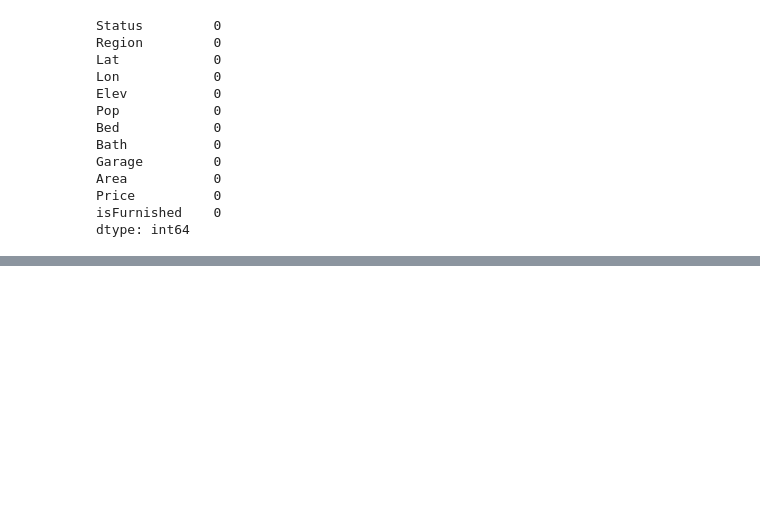
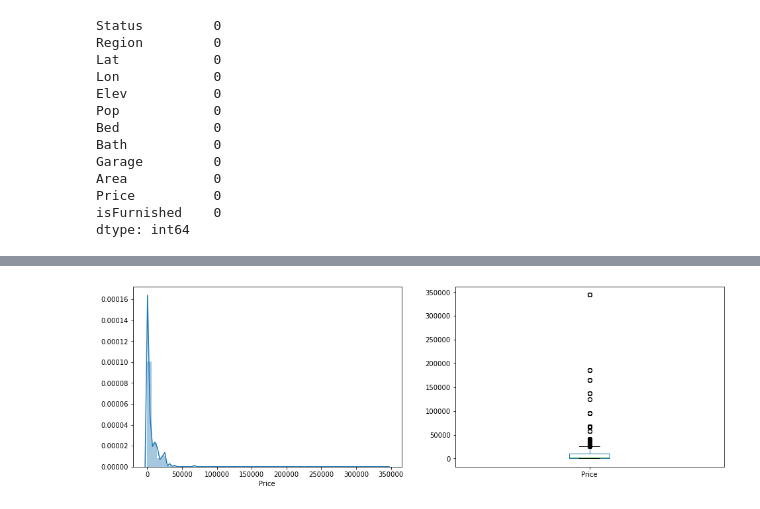
Before and after one commit to kangah-codes/rent-predict, a Jupyter notebook: model.ipynb, the cells around one changed output, grey strips where cells are left out. Drawn from its saved outputs; the diff is of its cells as text; code cells hidden in the pictures; blank space fills up the shorter version.

```diff
--- a/model.ipynb
+++ b/model.ipynb
@@ -87,0 +98,2 @@ rental.head(1)
+# %%
+rental = rental[["Status", "Region", "Lat", "Lon", "Elev", "Pop", "Bed", "Bath","Price", "isFurnished"]]
@@ -87,0 +118,11 @@ rental.head(1)
+# %%
+plt.subplot(121)
+sns.distplot(rental["Price"])
+
+plt.subplot(122)
+rental["Price"].plot.box(figsize=(16,5))
+
+plt.savefig("Price_distribution.png", bbox_inches="tight")
+plt.show()
+# %% [output]
+[figure, added]
```
Also changed, not shown: parts of 35 cells of this notebook, 10 other files.
